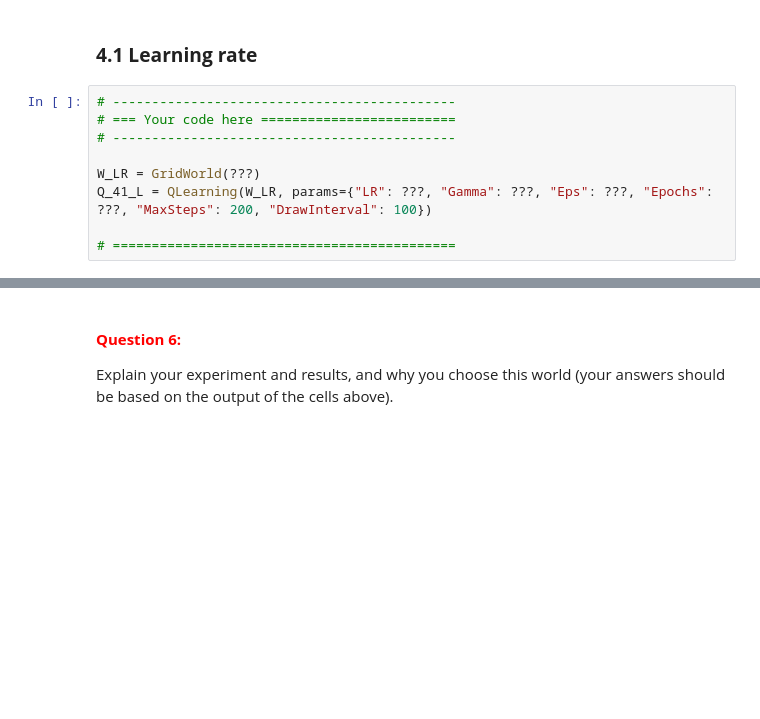
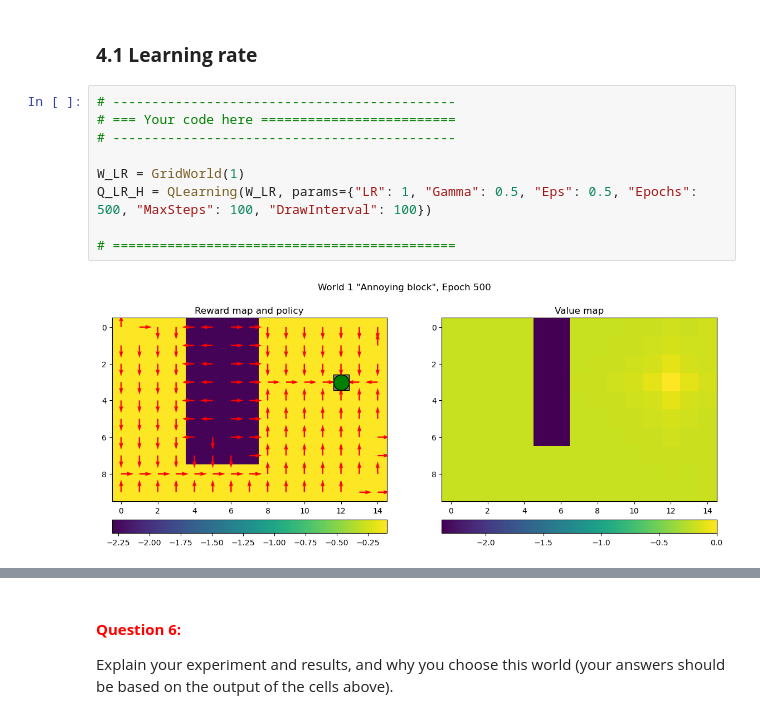
Before and after one commit to mfroeh/TBMI26, a Jupyter notebook: A4_Reinforcement/QLearning.ipynb, the cells around one changed output, grey strips where cells are left out. Saved outputs shown, nothing was run; the diff lists cells and outputs as text; blank space fills up the shorter version.

```diff
--- a/A4_Reinforcement/QLearning.ipynb
+++ b/A4_Reinforcement/QLearning.ipynb
@@ -345,12 +356,14 @@ You will now design a series of experiments to show the impact of the three main
 # %%
 # --------------------------------------------
 # === Your code here =========================
 # --------------------------------------------
 
-W_LR = GridWorld(???)
-Q_41_L = QLearning(W_LR, params={"LR": ???, "Gamma": ???, "Eps": ???, "Epochs": ???, "MaxSteps": 200, "DrawInterval": 100})
+W_LR = GridWorld(1)
+Q_LR_H = QLearning(W_LR, params={"LR": 1, "Gamma": 0.5, "Eps": 0.5, "Epochs": 500, "MaxSteps": 100, "DrawInterval": 100})
 
 # ============================================
+# %% [output]
+[figure, added]
 # %%
 # --------------------------------------------
 # === Your code here =========================
```
Also changed, not shown: parts of 31 cells of this notebook.
